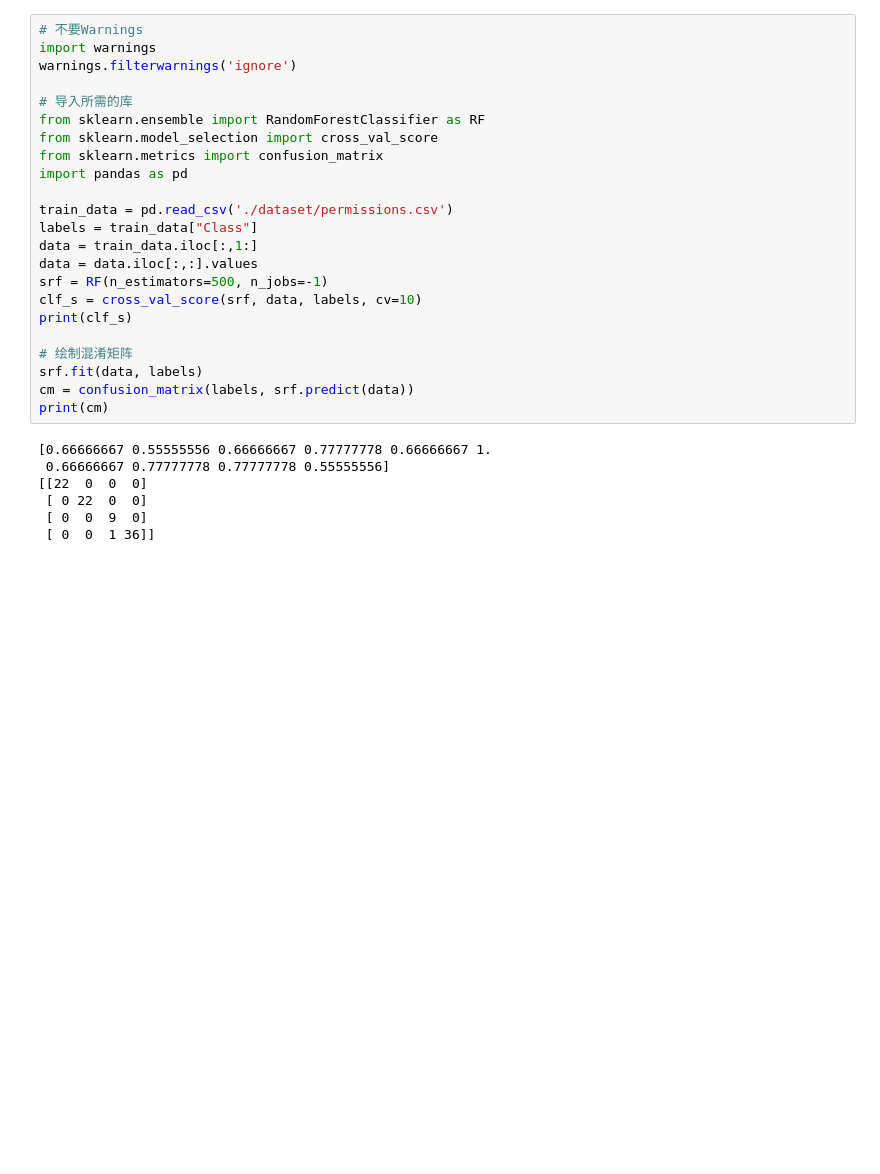
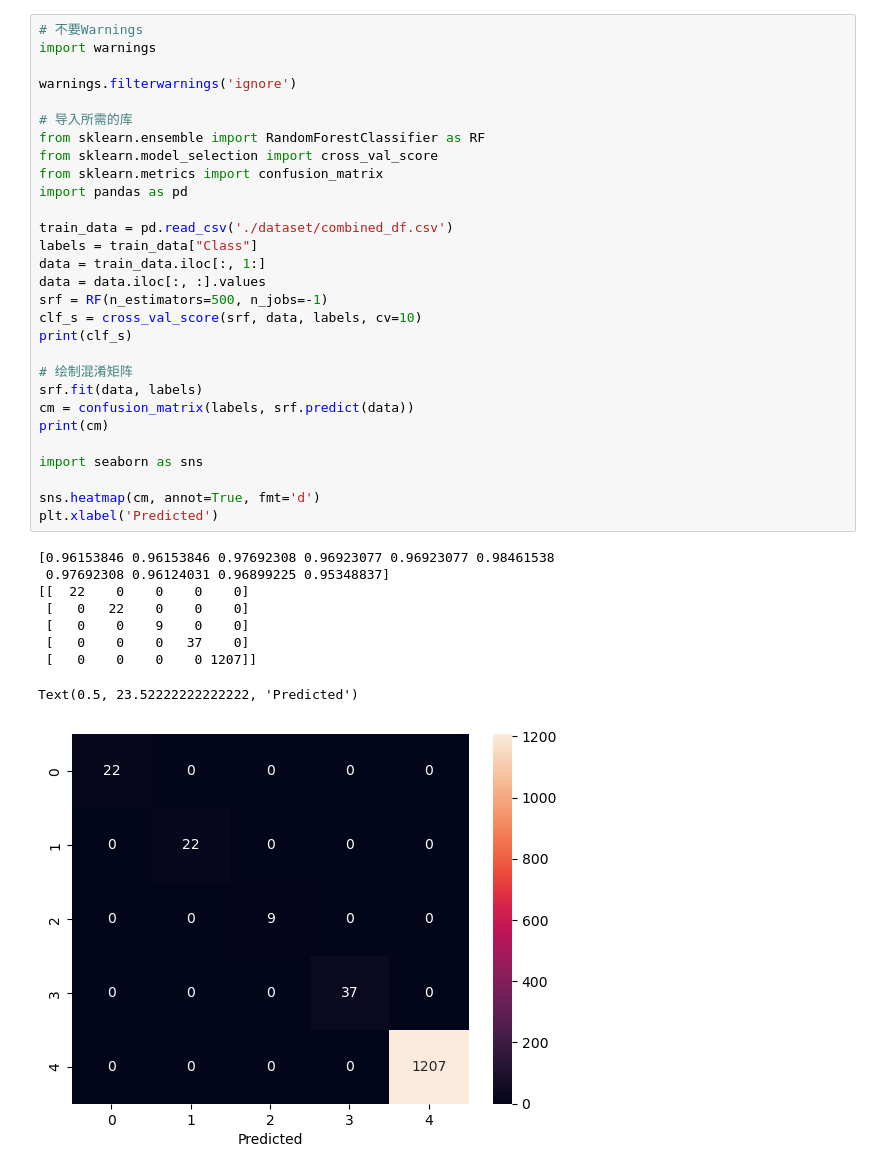
Before and after one commit to echo-carrie/FraudTerminator, a Jupyter notebook: train.ipynb, the cells around one changed output. Saved outputs shown, nothing was run; the diff lists cells and outputs as text; blank space fills up the shorter version.

```diff
--- a/train.ipynb
+++ b/train.ipynb
@@ -1,31 +1,40 @@
 # %%
 # 不要Warnings
 import warnings
+
 warnings.filterwarnings('ignore')
 
 # 导入所需的库
 from sklearn.ensemble import RandomForestClassifier as RF
 from sklearn.model_selection import cross_val_score
 from sklearn.metrics import confusion_matrix
 import pandas as pd
 
-train_data = pd.read_csv('./dataset/permissions.csv')
+train_data = pd.read_csv('./dataset/combined_df.csv')
 labels = train_data["Class"]
-data = train_data.iloc[:,1:]
-data = data.iloc[:,:].values
+data = train_data.iloc[:, 1:]
+data = data.iloc[:, :].values
 srf = RF(n_estimators=500, n_jobs=-1)
 clf_s = cross_val_score(srf, data, labels, cv=10)
 print(clf_s)
 
 # 绘制混淆矩阵
 srf.fit(data, labels)
 cm = confusion_matrix(labels, srf.predict(data))
 print(cm)
+
+import seaborn as sns
+
+sns.heatmap(cm, annot=True, fmt='d')
+plt.xlabel('Predicted')
 # %% [output]
-[0.66666667 0.55555556 0.66666667 0.77777778 0.66666667 1.
- 0.66666667 0.77777778 0.77777778 0.55555556]
-[[22  0  0  0]
- [ 0 22  0  0]
- [ 0  0  9  0]
- [ 0  0  1 36]]
+[0.96153846 0.96153846 0.97692308 0.96923077 0.96923077 0.98461538
+ 0.97692308 0.96124031 0.96899225 0.95348837]
+[[  22    0    0    0    0]
+ [   0   22    0    0    0]
+ [   0    0    9    0    0]
+ [   0    0    0   37    0]
+ [   0    0    0    0 1207]]
+Text(0.5, 23.52222222222222, 'Predicted')
+[figure, added]
 # %%
```
Also changed, not shown: parts of 1 cell of this notebook, 2 other files.
